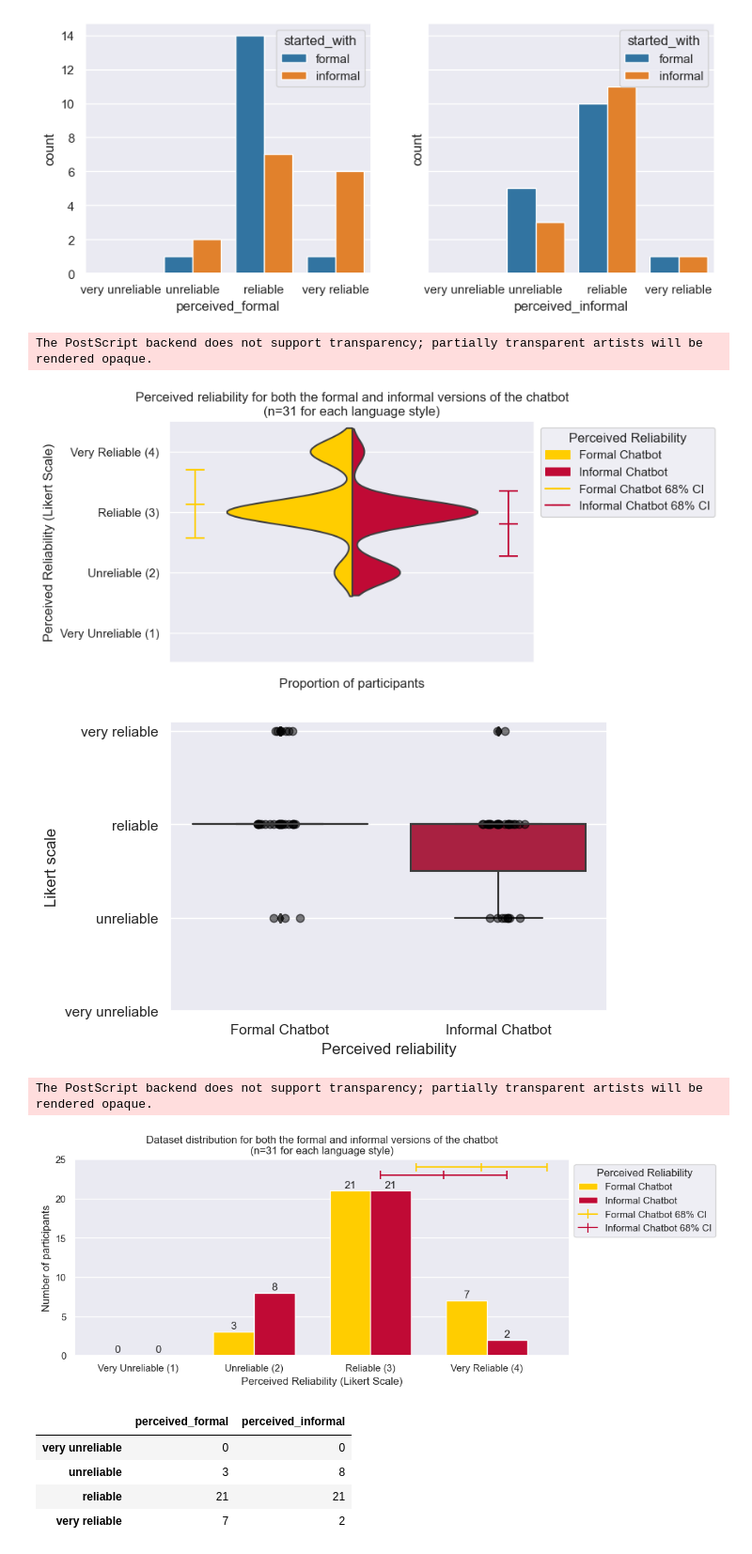
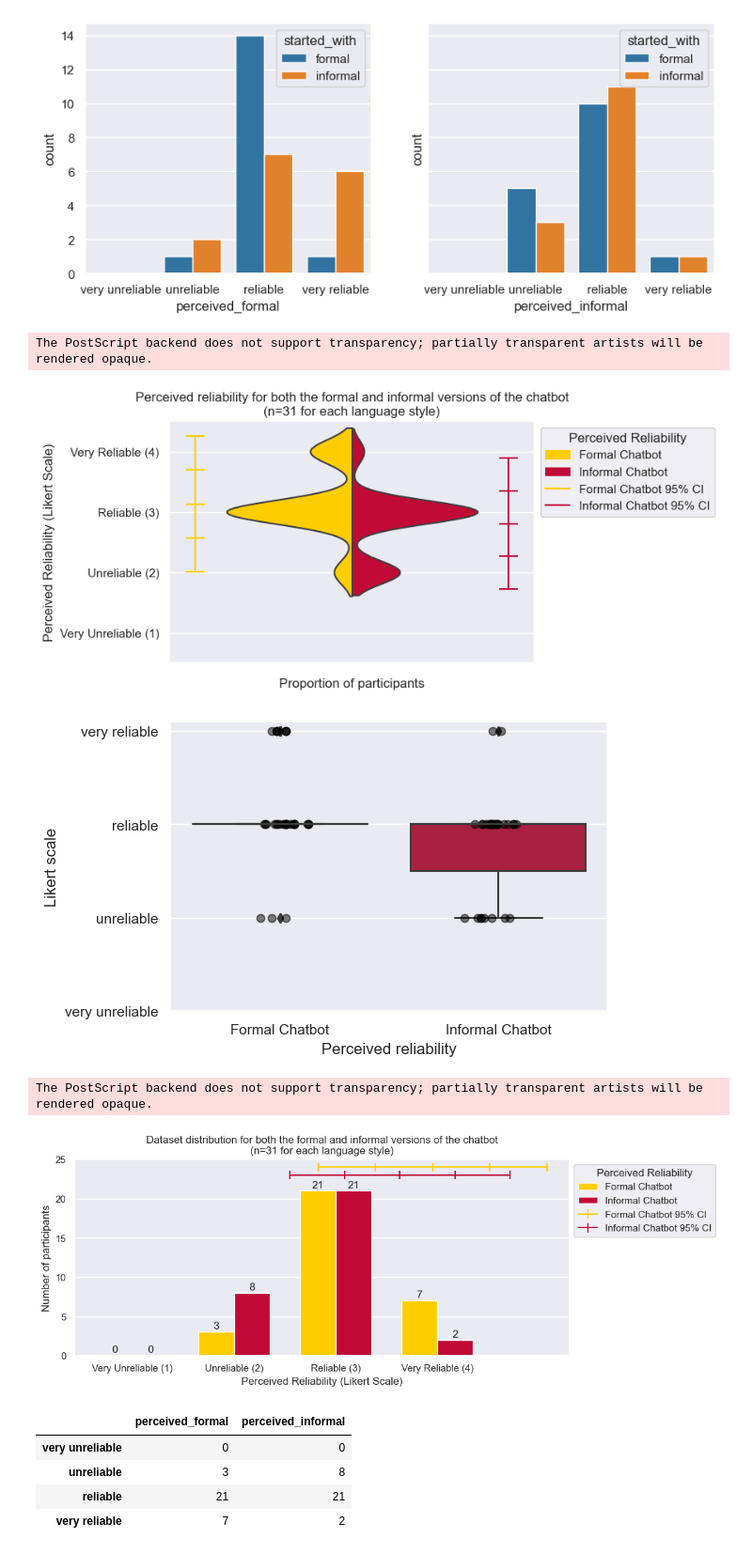
Before and after one commit to Denbergvanthijs/MethodsInAIResearch, a Jupyter notebook: data_analysis.ipynb, the cells around one changed output. Shown at 94% size. Saved outputs shown, nothing was run; the diff lists cells and outputs as text; code cells hidden in the pictures.

```diff
--- a/data_analysis.ipynb
+++ b/data_analysis.ipynb
@@ -9,8 +9,8 @@ sns.set_context("notebook")
 
 %matplotlib inline
 # %%
-columns = ["index", "age", "started_with", "perceived_formal", "perceived_informal"]
-df_survey = pd.read_csv("./data/survey_data.csv", skiprows=3, index_col=0, names=columns, usecols=range(5), nrows=31)
+columns = ["index", "age", "sex", "started_with", "perceived_formal", "perceived_informal"]
+df_survey = pd.read_csv("./data/survey_data.csv", skiprows=3, index_col=0, names=columns, usecols=range(len(columns)), nrows=31)
 
 df_survey.head()
 # %% [output]
@@ -39,6 +39,8 @@ df_survey["perceived_formal_int"] = df_survey["perceived_formal"].apply(lambda x
 df_survey["perceived_informal_int"] = df_survey["perceived_informal"].apply(lambda x: experiment_options_dict.get(x))
 
 df_survey["started_with_bool"] = df_survey["started_with"].apply(lambda x: formal_bool_dict.get(x))
+
+df_survey["sex"].fillna("x", inplace=True)
 # %%
 df_perceived_formal = df_survey[["perceived_formal_int"]]
 df_perceived_formal["formal"] = "Formal Chatbot"
@@ -132,10 +134,10 @@ ax.collections[1].set_facecolor("#C00A35")
 ax.set_xlabel("Proportion of participants")
 ax.set_ylabel("Perceived Reliability (Likert Scale)")
 
-plt.errorbar([-0.5, -0.5, -0.5], [mean_formal - std_formal, mean_formal, mean_formal + std_formal],
-             xerr=0.03, color="#FFCD00", label="Formal Chatbot 68% CI")
-plt.errorbar([0.5, 0.5, 0.5], [mean_informal - std_informal, mean_informal, mean_informal + std_informal],
-             xerr=0.03, color="#C00A35", label="Informal Chatbot 68% CI")
+plt.errorbar([-0.5] * 5, [mean_formal - std_formal * 2, mean_formal - std_formal, mean_formal, mean_formal + std_formal, mean_formal + std_formal * 2],
+             xerr=0.03, color="#FFCD00", label="Formal Chatbot 95% CI")
+plt.errorbar([0.5] * 5, [mean_informal - std_informal * 2, mean_informal - std_informal, mean_informal, mean_informal + std_informal, mean_informal + std_informal * 2],
+             xerr=0.03, color="#C00A35", label="Informal Chatbot 95% CI")
 
 yticks = np.arange(1, 5)
 plt.yticks(yticks, [f"{label.title()} ({i})" for i, label in enumerate(experiment_options, start=1)])  # Center x labels between both bars
@@ -151,7 +153,7 @@ plt.savefig("./images/perceived_reliability_violin.eps", format="eps", bbox_inch
 plt.show()
 # %% [output]
 The PostScript backend does not support transparency; partially transparent artists will be rendered opaque.
-[figure, old version]
+[figure, new version]
 # %%
 fig, ax = plt.subplots(figsize=(6, 4))
 sns.boxplot(data=df_perceived, x="formal", y="perceived", palette=palette)
@@ -170,7 +172,7 @@ plt.yticks(xticks, experiment_options)  # Center x labels between both bars
 # plt.legend(loc="upper left", title="Perceived reliability", bbox_to_anchor=(1, 1), )
 plt.show()
 # %% [output]
-[figure, old version]
+[figure, new version]
 # %%
 CI_INTERVAL = True  # Set to True to show 68% CI interval
 
@@ -182,39 +184,39 @@ ax1 = plt.bar(xticks, df_formal, width=width, color="#FFCD00")
 ax2 = plt.bar(xticks + width, df_informal, width=width, color="#C00A35")
 
 if CI_INTERVAL:
-    plt.errorbar([mean_formal - std_formal, mean_formal, mean_formal + std_formal],
-                 [24, 24, 24], yerr=std_formal, color="#FFCD00", label="Formal Chatbot 68% CI")
-    plt.errorbar([mean_informal - std_informal, mean_informal, mean_informal + std_informal],
-                 [23, 23, 23], yerr=std_informal, color="#C00A35", label="Informal Chatbot 68% CI")
+    plt.errorbar([mean_formal - std_formal * 2, mean_formal - std_formal, mean_formal, mean_formal + std_formal, mean_formal + std_formal * 2],
+                 [24] * 5, yerr=std_formal, color="#FFCD00", label="Formal Chatbot 95% CI")
+    plt.errorbar([mean_informal - std_informal * 2, mean_informal - std_informal, mean_informal, mean_informal + std_informal, mean_informal + std_informal * 2],
+                 [23] * 5, yerr=std_informal, color="#C00A35", label="Informal Chatbot 95% CI")
 
 xticks_labels = list(df_formal.index.str.title())
 plt.xticks(xticks + width / 2, [f"{label.title()} ({i})" for i, label in enumerate(experiment_options, start=1)])  # Center x labels between both bars
 
-plt.legend(["Formal Chatbot", "Informal Chatbot", "Formal Chatbot 68% CI", "Informal Chatbot 68% CI"],
+plt.legend(["Formal Chatbot", "Informal Chatbot", "Formal Chatbot 95% CI", "Informal Chatbot 95% CI"],
            loc="upper left", bbox_to_anchor=(1, 1), title="Perceived Reliability")
 plt.title(f"Dataset distribution for both the formal and informal versions of the chatbot\n(n={df_survey.shape[0]} for each language style)")
 
 ax.yaxis.get_major_locator().set_params(integer=True)  # Force y-axis to be integers
 
 ax.bar_label(ax1, padding=1)
 ax.bar_label(ax2, padding=1)
 
 plt.ylim(0, 25)
 plt.grid(axis="x")
 
 plt.xlabel("Perceived Reliability (Likert Scale)")
 plt.ylabel("Number of participants")
 
 if CI_INTERVAL:
     fp = "./images/perceived_reliability_ci.eps"
 else:
     fp = "./images/perceived_reliability.eps"
 
 plt.savefig(fp, format="eps", bbox_inches="tight", dpi=300)
 plt.show()
 # %% [output]
 The PostScript backend does not support transparency; partially transparent artists will be rendered opaque.
-[figure, old version]
+[figure, new version]
 # %%
 df_merged = pd.merge(df_formal, df_informal, left_index=True, right_index=True)
 df_merged
```
Also changed, not shown: parts of 5 cells of this notebook, 3 other files.
